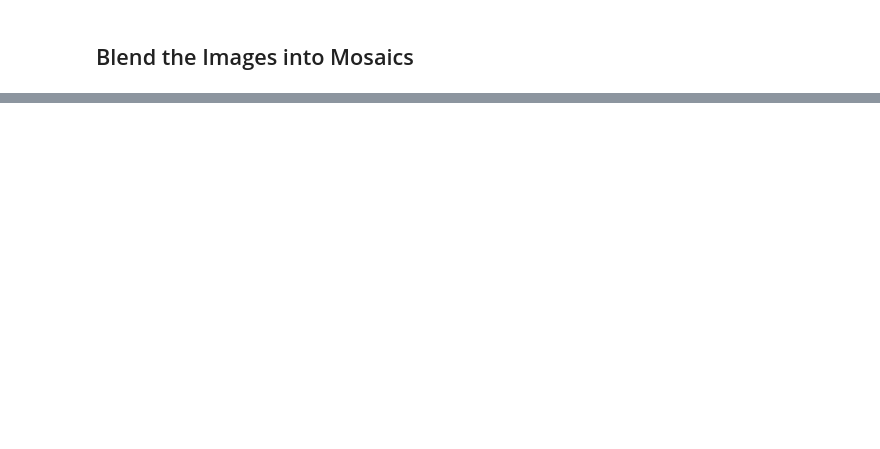
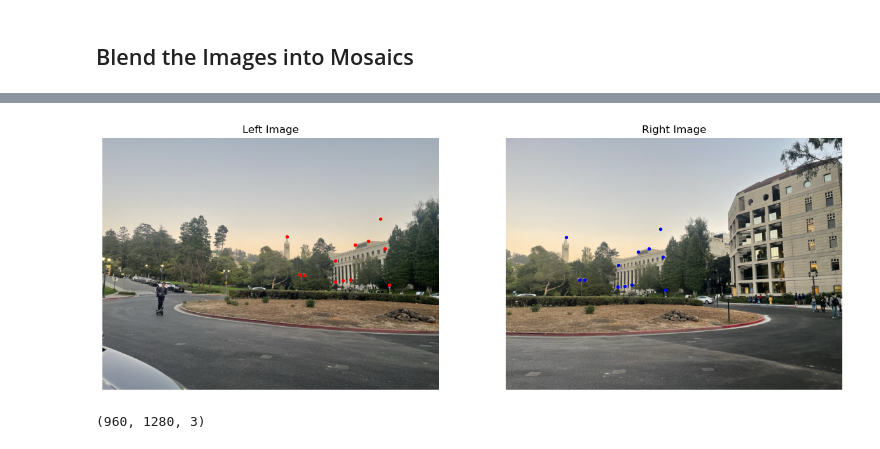
Before and after one commit to filipbagen/cs-180, a Jupyter notebook: p4-image-warping-and-mosaicing/code/main.ipynb, the cells around one changed output, grey strips where cells are left out. Drawn from its saved outputs; the diff is of its cells as text; code cells hidden in the pictures; blank space fills up the shorter version.

```diff
--- a/p4-image-warping-and-mosaicing/code/main.ipynb
+++ b/p4-image-warping-and-mosaicing/code/main.ipynb
@@ -225,0 +144,34 @@ plt.show()
+# %%
+# Load images and points
+panorama_left = plt.imread('../data/IMG_8405.jpeg')
+panorama_right = plt.imread('../data/IMG_8406.jpeg')
+
+# Load the points from the JSON file
+with open('../data/berkeley.json', 'r') as f:
+    points = json.load(f)
+
+im1_points = np.array(points["im1Points"])
+im2_points = np.array(points["im2Points"])
+# %%
+plt.figure(figsize=(15, 10))
+
+# Plot the left image
+plt.subplot(1, 2, 1)
+plt.imshow(panorama_left)
+plt.scatter(im1_points[:, 0], im1_points[:, 1], c='r', s=8, label='Left Points')
+plt.title('Left Image')
+plt.axis('off')
+
+# Plot the right image
+plt.subplot(1, 2, 2)
+plt.imshow(panorama_right)
+plt.scatter(im2_points[:, 0], im2_points[:, 1], c='b', s=8, label='Right Points')
+plt.title('Right Image')
+plt.axis('off')
+
+plt.show()
+
+print(panorama_left.shape)
+# %% [output]
+[figure, added]
+(960, 1280, 3)
```
Also changed, not shown: parts of 9 cells of this notebook, 5 other files.
